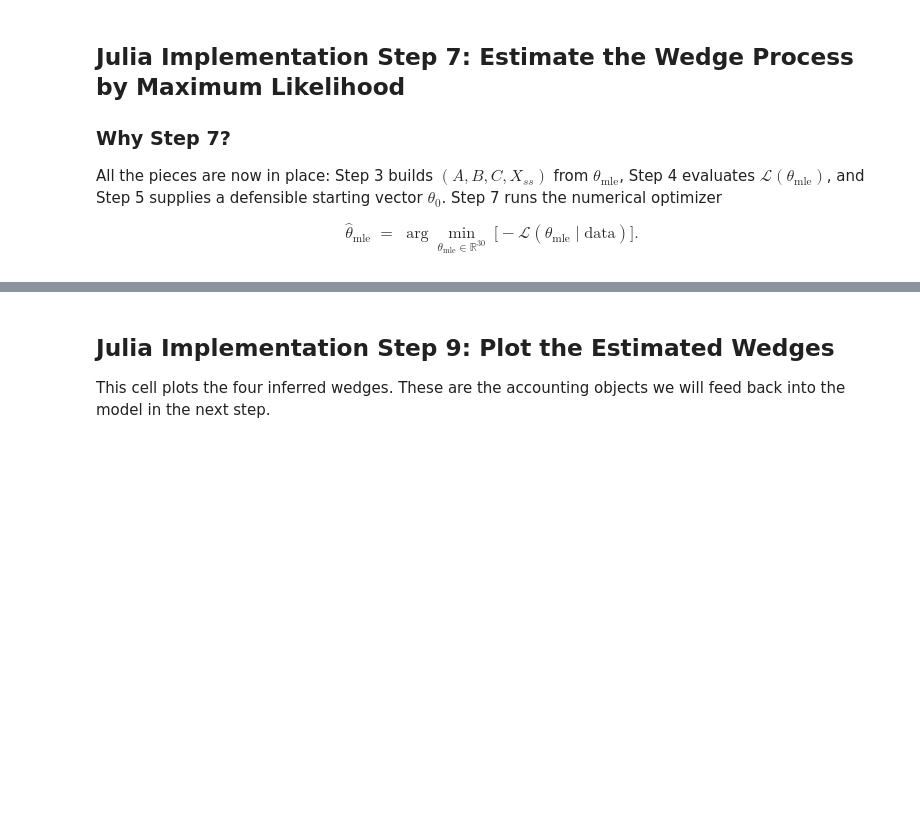
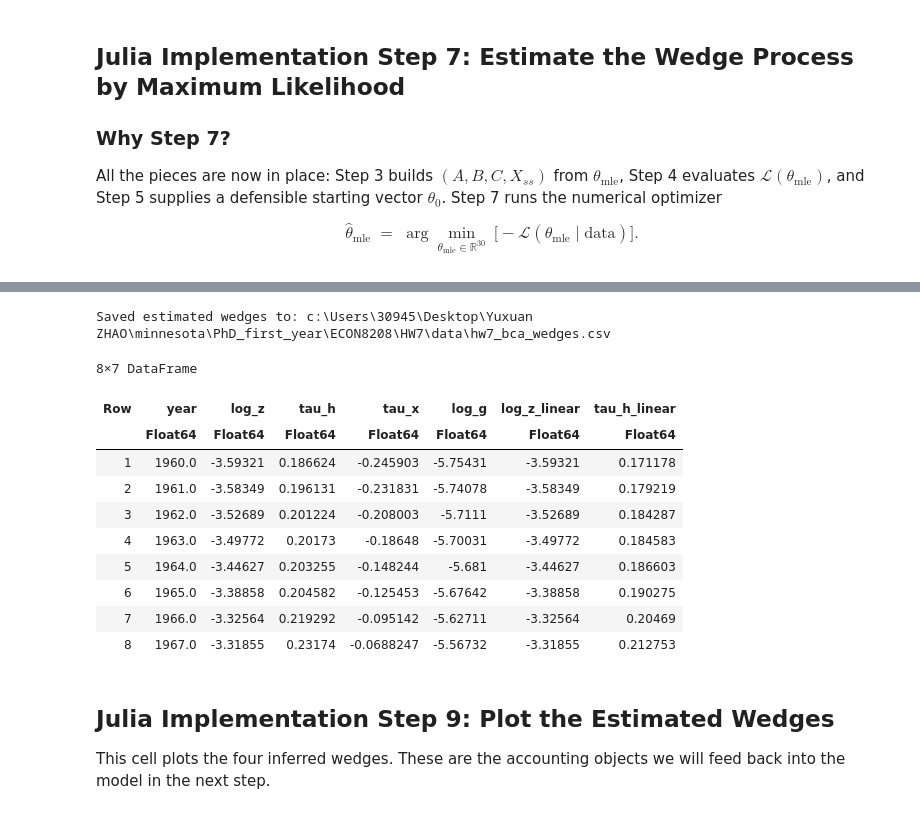
Before and after one commit to YuxuanZhao-Econ/ECON8208, a Jupyter notebook: HW7/HW7.ipynb, the cells around one changed output, grey strips where cells are left out. Drawn from its saved outputs; the diff is of its cells as text; code cells hidden in the pictures; blank space fills up the shorter version.

```diff
--- a/HW7/HW7.ipynb
+++ b/HW7/HW7.ipynb
@@ -2071,3 +1216,38 @@ first(wedges, 8)
+# %%
+# -------------------------------------------------------
+# Step 8: CKM-consistent wedge reconstruction after MLE (wedges.m)
+# -------------------------------------------------------
+wedges, ckm_final_inputs = ckm_loglinear_reconstruction(
+    ss_hat, hw7_params,
+    y_tilde, x_tilde, h_tilde, g_tilde,
+    log_g, bca_data.year,
+)
+
+wedge_file = joinpath(data_dir, "hw7_bca_wedges.csv")
+open(wedge_file, "w") do io
+    println(io, "year,log_z,tau_h,tau_x,log_g,log_z_linear,tau_h_linear")
+    for row in tools.eachrow(wedges)
+        println(io,
+            "$(row.year),$(row.log_z),$(row.tau_h),$(row.tau_x),",
+            "$(row.log_g),$(row.log_z_linear),$(row.tau_h_linear)")
+    end
+end
+
+println("Saved estimated wedges to: ", wedge_file)
+first(wedges, 8)
+# %% [output]
+Saved estimated wedges to: c:\Users\30945\Desktop\Yuxuan ZHAO\minnesota\PhD_first_year\ECON8208\HW7\data\hw7_bca_wedges.csv
+8×7 DataFrame
+| Row | year | log_z | tau_h | tau_x | log_g | log_z_linear | tau_h_linear |
+|  | Float64 | Float64 | Float64 | Float64 | Float64 | Float64 | Float64 |
+| 1 | 1960.0 | -3.59321 | 0.186624 | -0.245903 | -5.75431 | -3.59321 | 0.171178 |
+| 2 | 1961.0 | -3.58349 | 0.196131 | -0.231831 | -5.74078 | -3.58349 | 0.179219 |
+| 3 | 1962.0 | -3.52689 | 0.201224 | -0.208003 | -5.7111 | -3.52689 | 0.184287 |
+| 4 | 1963.0 | -3.49772 | 0.20173 | -0.18648 | -5.70031 | -3.49772 | 0.184583 |
+| 5 | 1964.0 | -3.44627 | 0.203255 | -0.148244 | -5.681 | -3.44627 | 0.186603 |
+| 6 | 1965.0 | -3.38858 | 0.204582 | -0.125453 | -5.67642 | -3.38858 | 0.190275 |
+| 7 | 1966.0 | -3.32564 | 0.219292 | -0.095142 | -5.62711 | -3.32564 | 0.20469 |
+| 8 | 1967.0 | -3.31855 | 0.23174 | -0.0688247 | -5.56732 | -3.31855 | 0.212753 |
 # %% [markdown]
 ## Julia Implementation Step 9: Plot the Estimated Wedges
 
```
Also changed, not shown: parts of 28 cells of this notebook, 9 other files.
